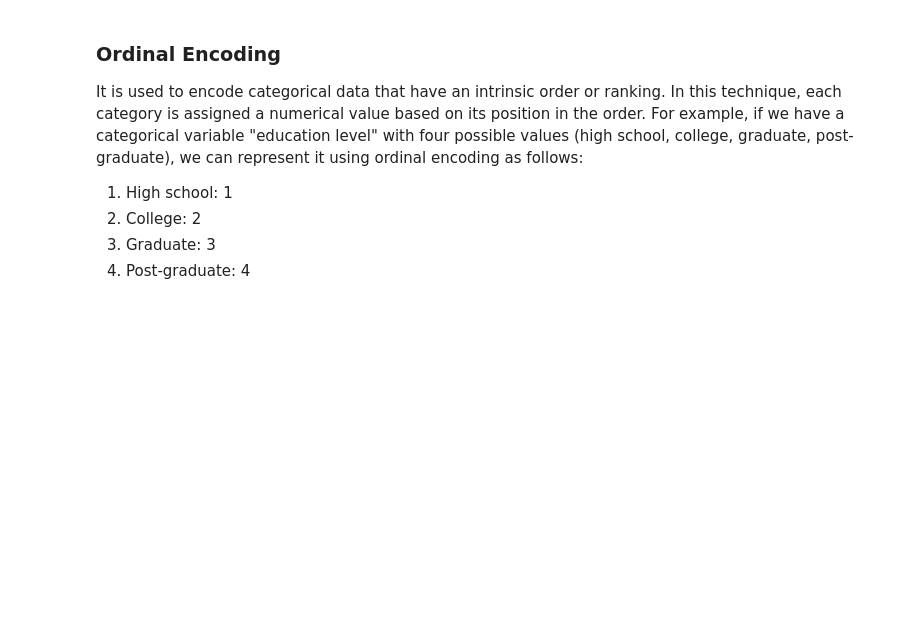
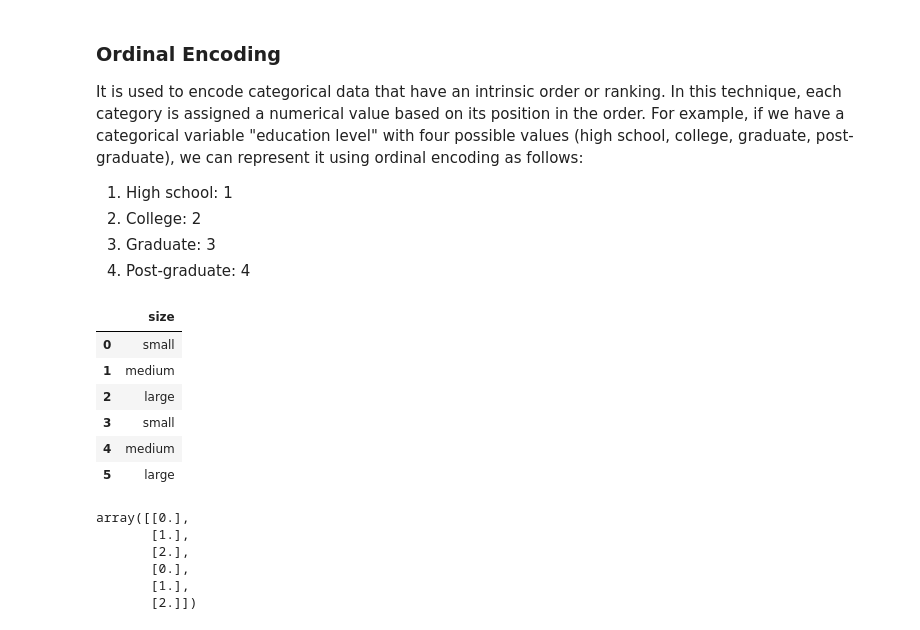
Before and after one commit to Ankitshrma25/Data-Science-with-Machine-Learning, a Jupyter notebook: Feature Engineering/5.0-Nominal+or+OHE.ipynb, the cells around one changed output. Saved outputs shown, nothing was run; the diff lists cells and outputs as text; code cells hidden in the pictures; blank space fills up the shorter version.

```diff
--- a/Feature Engineering/5.0-Nominal+or+OHE.ipynb
+++ b/Feature Engineering/5.0-Nominal+or+OHE.ipynb
@@ -107,0 +131,14 @@ It is used to encode categorical data that have an intrinsic order or ranking. I
+# %%
+df = pd.DataFrame({
+    'size': ['small', 'medium', 'large', 'small', 'medium', 'large']
+})
+# %%
+df
+# %% [output]
+|  | size |
+| 0 | small |
+| 1 | medium |
+| 2 | large |
+| 3 | small |
+| 4 | medium |
+| 5 | large |
@@ -107,0 +148,9 @@ It is used to encode categorical data that have an intrinsic order or ranking. I
+# %%
+encoder.fit_transform(df[['size']])
+# %% [output]
+array([[0.],
+       [1.],
+       [2.],
+       [0.],
+       [1.],
+       [2.]])
```
Also changed, not shown: parts of 6 cells of this notebook.
